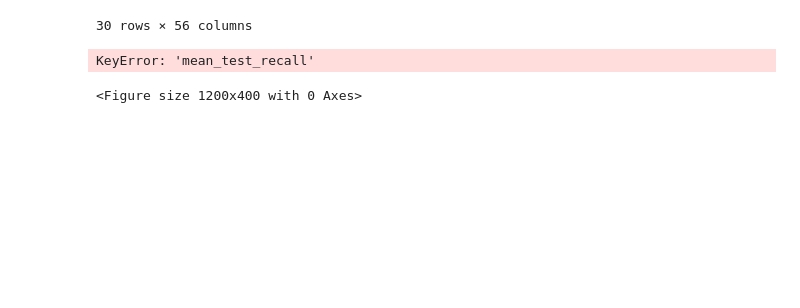
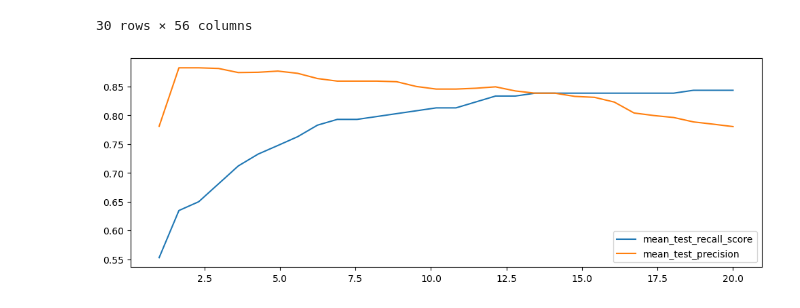
Before and after one commit to danielobare/british-airways-predicting-customer-buying-behavior, a Jupyter notebook: metrics.ipynb, the cells around one changed output. Cells and saved outputs as stored; diff of their text form; code cells hidden in the pictures; blank space fills up the shorter version.

Commit message:
Updated metrics to include mean_test_metrics_score

```diff
--- a/metrics.ipynb
+++ b/metrics.ipynb
@@ -109,11 +109,10 @@ pd.DataFrame(grid.cv_results_)
 # %%
 plt.figure(figsize=(12, 4))
 df = pd.DataFrame(grid.cv_results_)
-for score in ['mean_test_recall', 'mean_test_precision']:
+for score in ['mean_test_recall_score', 'mean_test_precision']:
     plt.plot([_[1] for _ in df['param_class_weight']],
              df[score],
              label=score)
 plt.legend();
 # %% [output]
-KeyError: 'mean_test_recall'
-<Figure size 1200x400 with 0 Axes>
+[figure, added]
```
Also changed, not shown: parts of 2 cells of this notebook.
